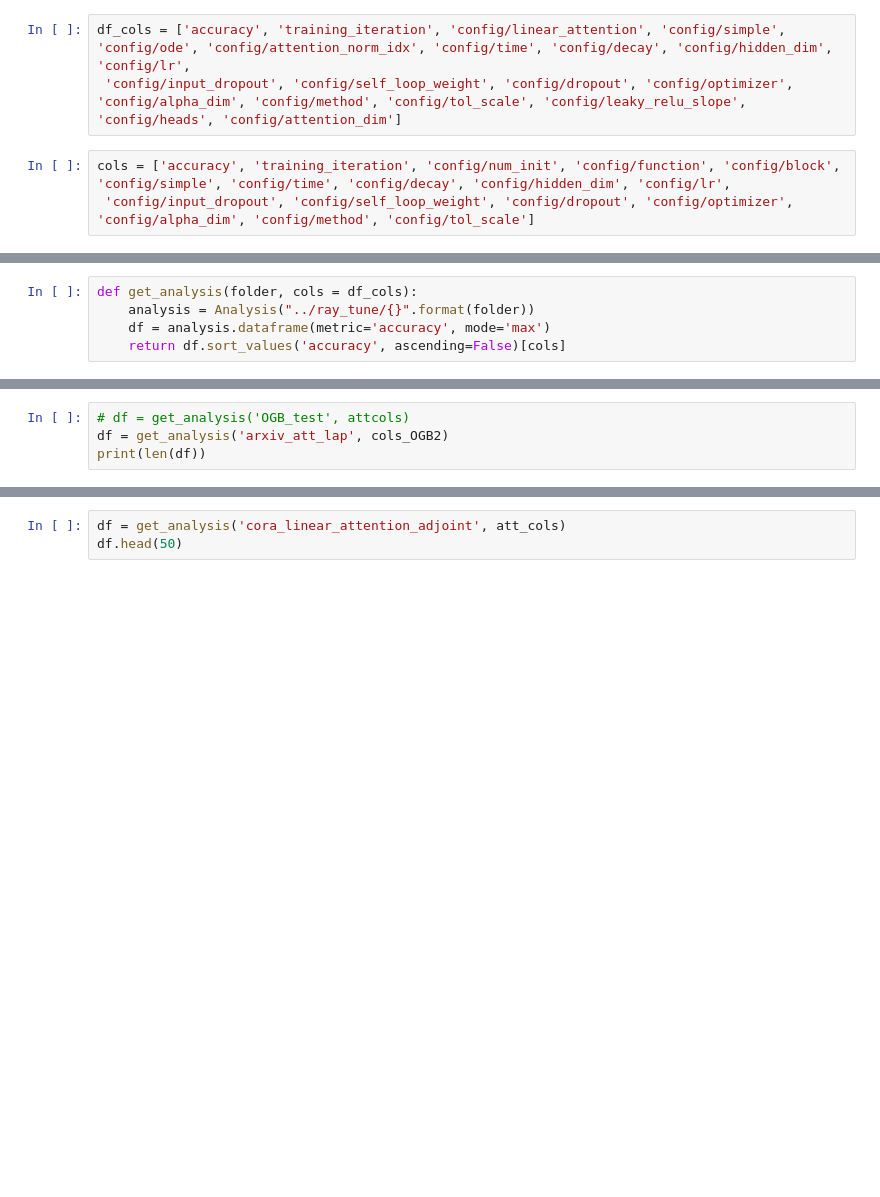
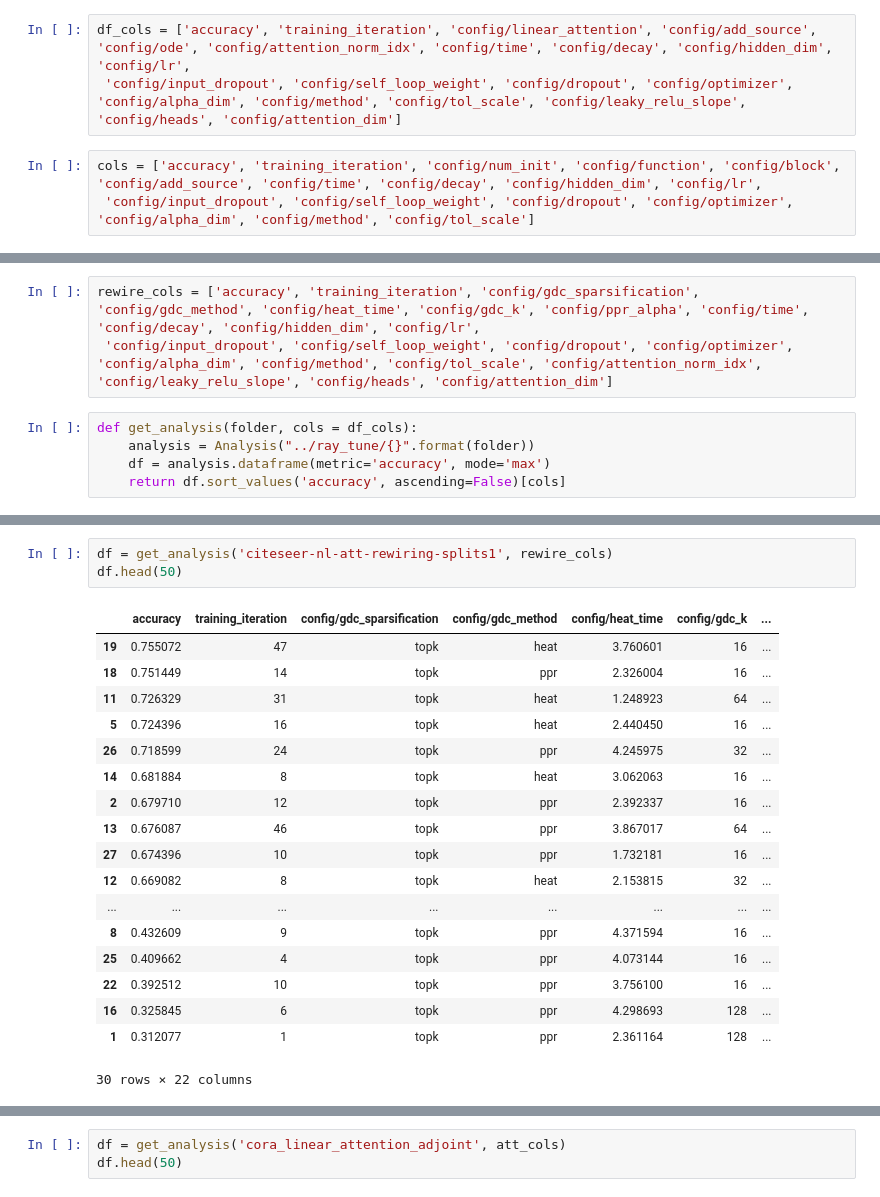
Before and after one commit to twitter-research/graph-neural-pde, a Jupyter notebook: notebooks/ray_analysis.ipynb, the cells around one changed output, grey strips where cells are left out. Saved outputs shown, nothing was run; the diff lists cells and outputs as text; blank space fills up the shorter version.

```diff
--- a/notebooks/ray_analysis.ipynb
+++ b/notebooks/ray_analysis.ipynb
@@ -4,10 +4,10 @@ import json
 import os
 import matplotlib.pyplot as plt
 # %%
-df_cols = ['accuracy', 'training_iteration', 'config/linear_attention', 'config/simple', 'config/ode', 'config/attention_norm_idx', 'config/time', 'config/decay', 'config/hidden_dim', 'config/lr',
+df_cols = ['accuracy', 'training_iteration', 'config/linear_attention', 'config/add_source', 'config/ode', 'config/attention_norm_idx', 'config/time', 'config/decay', 'config/hidden_dim', 'config/lr',
  'config/input_dropout', 'config/self_loop_weight', 'config/dropout', 'config/optimizer', 'config/alpha_dim', 'config/method', 'config/tol_scale', 'config/leaky_relu_slope', 'config/heads', 'config/attention_dim']
 # %%
-cols = ['accuracy', 'training_iteration', 'config/num_init', 'config/function', 'config/block', 'config/simple', 'config/time', 'config/decay', 'config/hidden_dim', 'config/lr',
+cols = ['accuracy', 'training_iteration', 'config/num_init', 'config/function', 'config/block', 'config/add_source', 'config/time', 'config/decay', 'config/hidden_dim', 'config/lr',
  'config/input_dropout', 'config/self_loop_weight', 'config/dropout', 'config/optimizer', 'config/alpha_dim', 'config/method', 'config/tol_scale']
 # %%
 cols_gdc = ['accuracy', 'training_iteration', 'config/num_init', 'config/reweight_attention', 'config/gdc_k', 'config/ppr_alpha', 'config/function', 'config/block', 'config/simple', 'config/time', 'config/decay', 'config/hidden_dim', 'config/lr',
@@ -23,4 +23,7 @@ att_cols = ['accuracy', 'training_iteration', 'config/num_init', 'config/functio
  'config/input_dropout', 'config/self_loop_weight', 'config/dropout', 'config/optimizer', 'config/alpha_dim', 'config/method', 'config/tol_scale', 'config/attention_norm_idx', 'config/leaky_relu_slope', 'config/heads', 'config/attention_dim']
+# %%
+rewire_cols = ['accuracy', 'training_iteration', 'config/gdc_sparsification', 'config/gdc_method', 'config/heat_time', 'config/gdc_k', 'config/ppr_alpha', 'config/time', 'config/decay', 'config/hidden_dim', 'config/lr',
+ 'config/input_dropout', 'config/self_loop_weight', 'config/dropout', 'config/optimizer', 'config/alpha_dim', 'config/method', 'config/tol_scale', 'config/attention_norm_idx', 'config/leaky_relu_slope', 'config/heads', 'config/attention_dim']
 # %%
 def get_analysis(folder, cols = df_cols):
     analysis = Analysis("../ray_tune/{}".format(folder))
@@ -31,6 +34,24 @@ cd workspace/graph-neural-pde/src/
 # %% [output]
 /home/ubuntu/workspace/graph-neural-pde/src
-# %%
-# df = get_analysis('OGB_test', attcols)
-df = get_analysis('arxiv_att_lap', cols_OGB2)
-print(len(df))
+# %%
+df = get_analysis('citeseer-nl-att-rewiring-splits1', rewire_cols)
+df.head(50)
+# %% [output]
+|  | accuracy | training_iteration | config/gdc_sparsification | config/gdc_method | config/heat_time | config/gdc_k | ... |
+| 19 | 0.755072 | 47 | topk | heat | 3.760601 | 16 | ... |
+| 18 | 0.751449 | 14 | topk | ppr | 2.326004 | 16 | ... |
+| 11 | 0.726329 | 31 | topk | heat | 1.248923 | 64 | ... |
+| 5 | 0.724396 | 16 | topk | heat | 2.440450 | 16 | ... |
+| 26 | 0.718599 | 24 | topk | ppr | 4.245975 | 32 | ... |
+| 14 | 0.681884 | 8 | topk | heat | 3.062063 | 16 | ... |
+| 2 | 0.679710 | 12 | topk | ppr | 2.392337 | 16 | ... |
+| 13 | 0.676087 | 46 | topk | ppr | 3.867017 | 64 | ... |
+| 27 | 0.674396 | 10 | topk | ppr | 1.732181 | 16 | ... |
+| 12 | 0.669082 | 8 | topk | heat | 2.153815 | 32 | ... |
+| ... | ... | ... | ... | ... | ... | ... | ... |
+| 8 | 0.432609 | 9 | topk | ppr | 4.371594 | 16 | ... |
+| 25 | 0.409662 | 4 | topk | ppr | 4.073144 | 16 | ... |
+| 22 | 0.392512 | 10 | topk | ppr | 3.756100 | 16 | ... |
+| 16 | 0.325845 | 6 | topk | ppr | 4.298693 | 128 | ... |
+| 1 | 0.312077 | 1 | topk | ppr | 2.361164 | 128 | ... |
+30 rows × 22 columns
```
Also changed, not shown: parts of 41 cells of this notebook.
